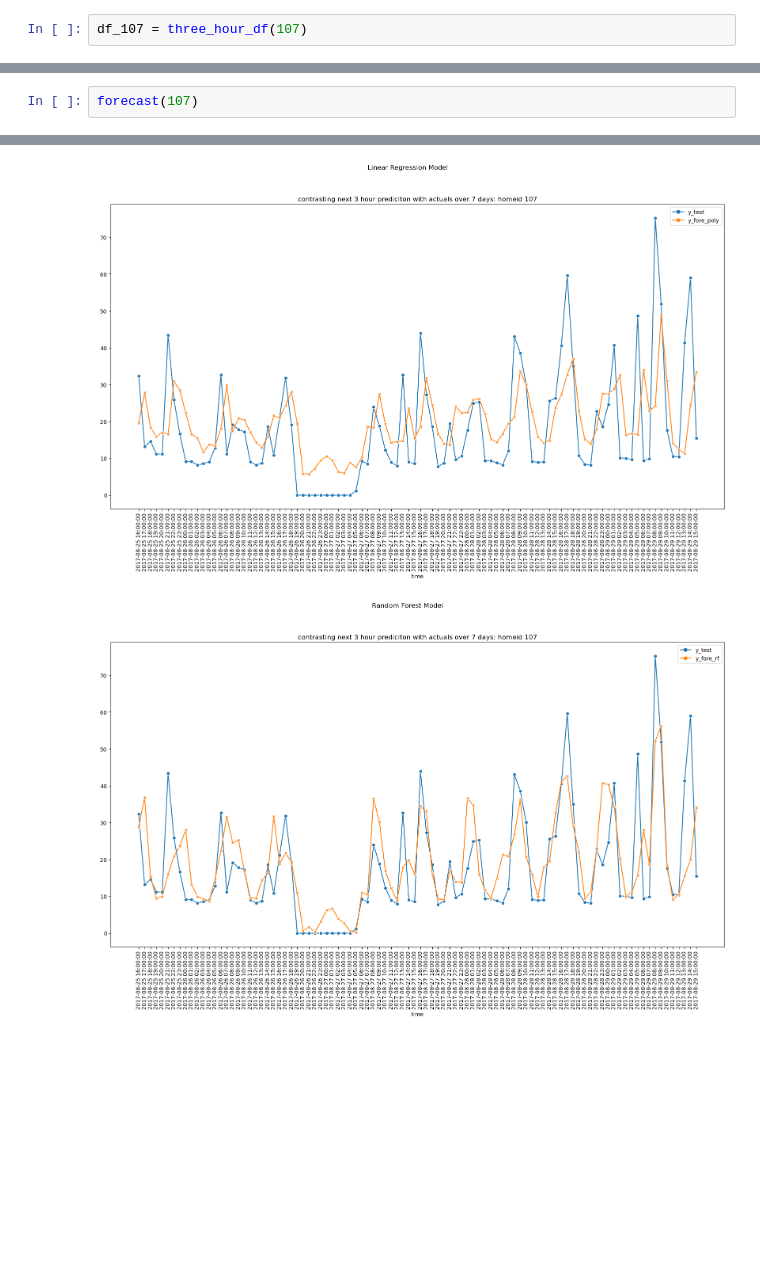
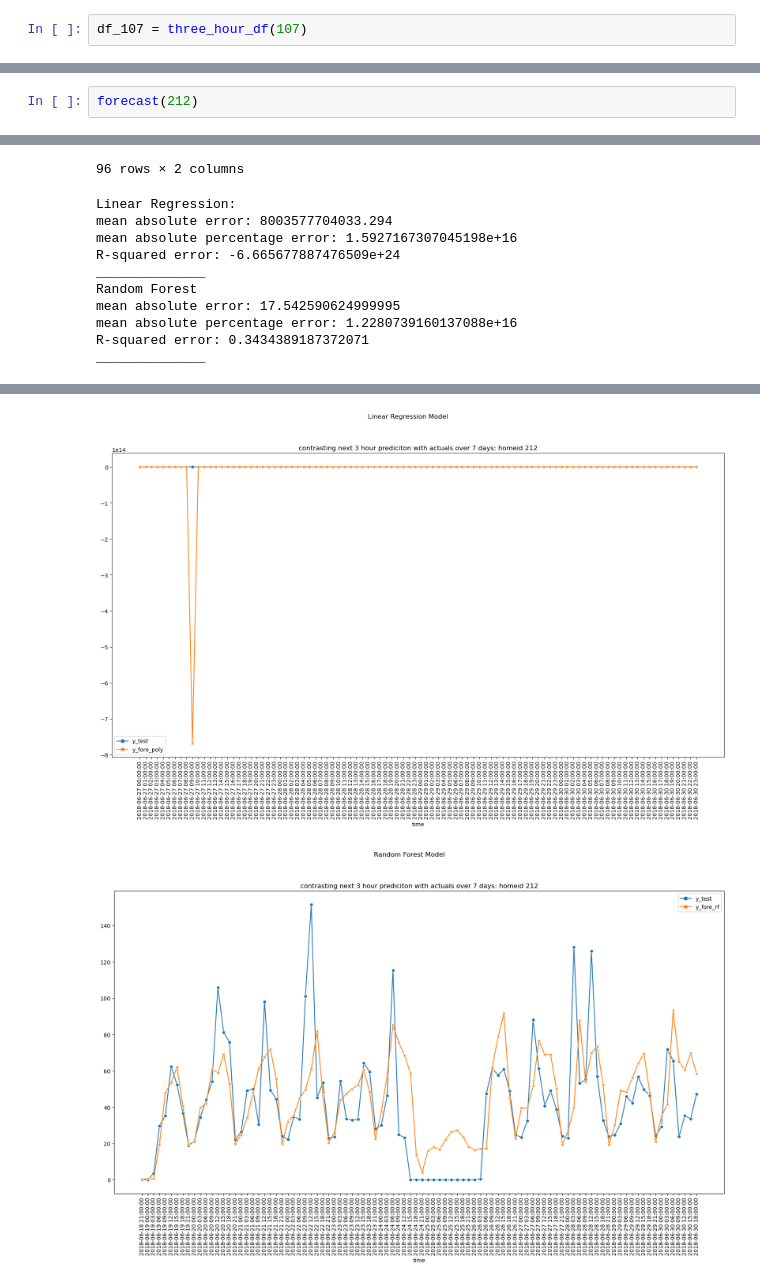
Before and after one commit to baz263/Ideal_dataset, a Jupyter notebook: coding/EDA/DF_builder_01_3h.ipynb, the cells around one changed output, grey strips where cells are left out. Drawn from its saved outputs; the diff is of its cells as text; blank space fills up the shorter version.

```diff
--- a/coding/EDA/DF_builder_01_3h.ipynb
+++ b/coding/EDA/DF_builder_01_3h.ipynb
@@ -219,6 +266,6 @@ def forecast(homeid):
 
     random_forest_model(X_train, y_train, X_test, y_test, homeid)
 # %%
-forecast(107)
+forecast(212)
 # %% [output]
 Support Vector Regression
@@ -243,0 +294,11 @@ ______________
+96 rows × 2 columns
+Linear Regression:
+mean absolute error: 8003577704033.294
+mean absolute percentage error: 1.5927167307045198e+16
+R-squared error: -6.665677887476509e+24
+______________
+Random Forest
+mean absolute error: 17.542590624999995
+mean absolute percentage error: 1.2280739160137088e+16
+R-squared error: 0.3434389187372071
+______________
@@ -246,3 +307,3 @@ ______________
-[figure, old version]
+[figure, new version]
-[figure, old version]
+[figure, new version]
 # %%
```
Also changed, not shown: parts of 7 cells of this notebook, 11 other files.
